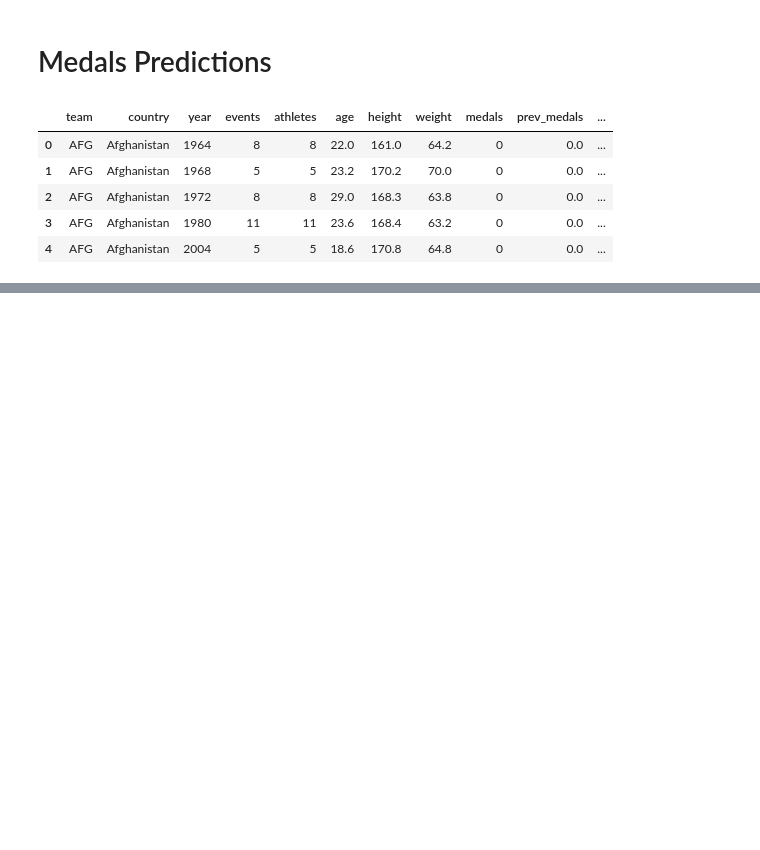
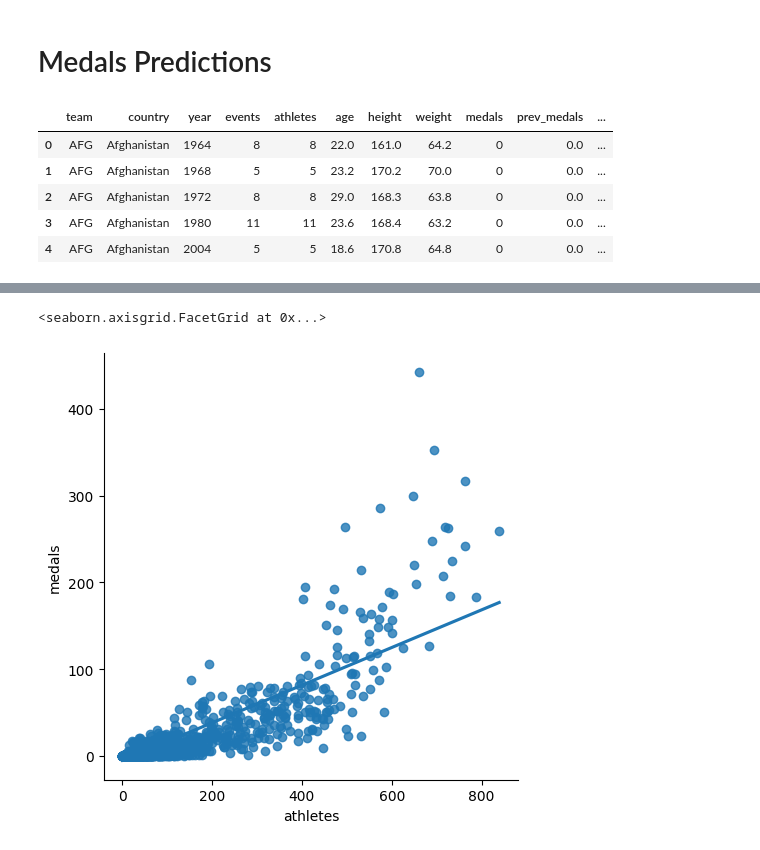
Before and after one commit to shashwatsinghds/MedalsPrediction, a Jupyter notebook: code.ipynb, the cells around one changed output, grey strips where cells are left out. Saved outputs shown, nothing was run; the diff lists cells and outputs as text; code cells hidden in the pictures; blank space fills up the shorter version.

```diff
--- a/code.ipynb
+++ b/code.ipynb
@@ -56,0 +70,5 @@ sns.heatmap(df.corr(numeric_only=True), annot=True,cmap=sns.color_palette("coolw
+# %%
+sns.lmplot(data=df, x='athletes', y='medals', ci=None) #ci = Confidence Interval
+# %% [output]
+<seaborn.axisgrid.FacetGrid at 0x...>
+[figure, added]
```
Also changed, not shown: parts of 8 cells of this notebook.
